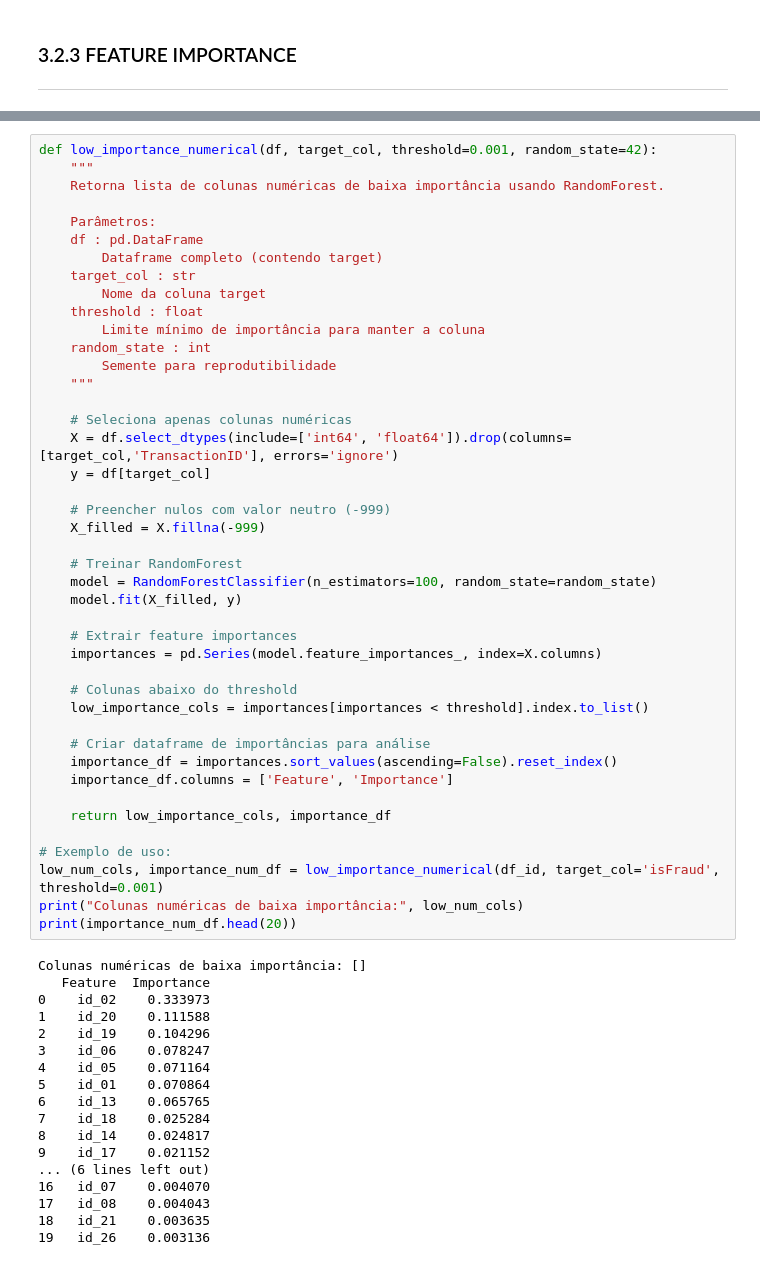
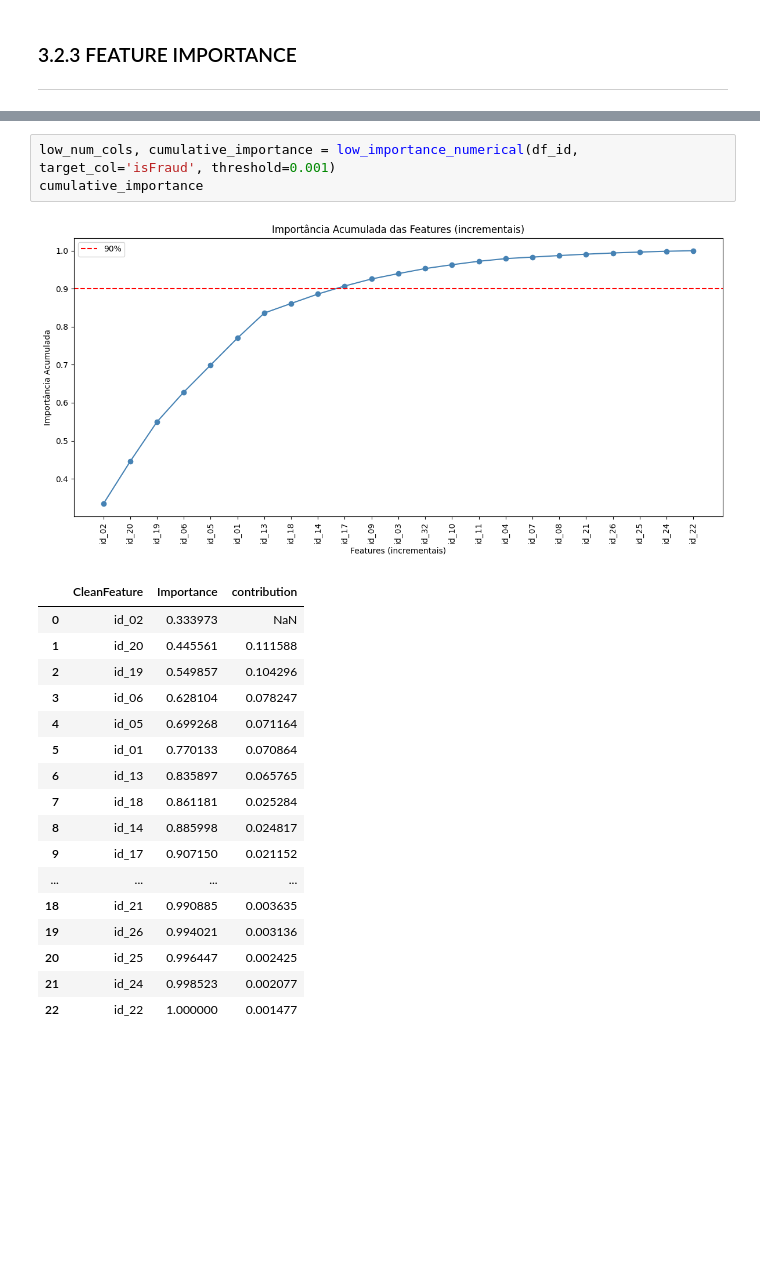
Before and after one commit to MatSchualtz/Anomaly_Detection_4BankFraud, a Jupyter notebook: notebooks/01_exploration.ipynb, the cells around one changed output, grey strips where cells are left out. Drawn from its saved outputs; the diff is of its cells as text; blank space fills up the shorter version.

Commit message:
Atualizacao Drop Columns

```diff
--- a/notebooks/01_exploration.ipynb
+++ b/notebooks/01_exploration.ipynb
@@ -156,61 +162,22 @@ AttributeError: 'DataFrame' object has no attribute 'coluns'
 # %%
-def low_importance_numerical(df, target_col, threshold=0.001, random_state=42):
-    """
-    Retorna lista de colunas numéricas de baixa importância usando RandomForest.
-
-    Parâmetros:
-    df : pd.DataFrame
-        Dataframe completo (contendo target)
-    target_col : str
-        Nome da coluna target
-    threshold : float
-        Limite mínimo de importância para manter a coluna
-    random_state : int
-        Semente para reprodutibilidade
-    """
-
-    # Seleciona apenas colunas numéricas
-    X = df.select_dtypes(include=['int64', 'float64']).drop(columns=[target_col,'TransactionID'], errors='ignore')
-    y = df[target_col]
-
-    # Preencher nulos com valor neutro (-999)
-    X_filled = X.fillna(-999)
-
-    # Treinar RandomForest
-    model = RandomForestClassifier(n_estimators=100, random_state=random_state)
-    model.fit(X_filled, y)
-
-    # Extrair feature importances
-    importances = pd.Series(model.feature_importances_, index=X.columns)
-
-    # Colunas abaixo do threshold
-    low_importance_cols = importances[importances < threshold].index.to_list()
-
-    # Criar dataframe de importâncias para análise
-    importance_df = importances.sort_values(ascending=False).reset_index()
-    importance_df.columns = ['Feature', 'Importance']
-
-    return low_importance_cols, importance_df
-
-# Exemplo de uso:
-low_num_cols, importance_num_df = low_importance_numerical(df_id, target_col='isFraud', threshold=0.001)
-print("Colunas numéricas de baixa importância:", low_num_cols)
-print(importance_num_df.head(20))
+low_num_cols, cumulative_importance = low_importance_numerical(df_id, target_col='isFraud', threshold=0.001)
+cumulative_importance
 # %% [output]
-Colunas numéricas de baixa importância: []
-   Feature  Importance
-0    id_02    0.333973
-1    id_20    0.111588
-2    id_19    0.104296
-3    id_06    0.078247
-4    id_05    0.071164
-5    id_01    0.070864
-6    id_13    0.065765
-7    id_18    0.025284
-8    id_14    0.024817
-9    id_17    0.021152
-... (6 lines left out)
-16   id_07    0.004070
-17   id_08    0.004043
-18   id_21    0.003635
-19   id_26    0.003136
+[figure, added]
+|  | CleanFeature | Importance | contribution |
+| 0 | id_02 | 0.333973 | NaN |
+| 1 | id_20 | 0.445561 | 0.111588 |
+| 2 | id_19 | 0.549857 | 0.104296 |
+| 3 | id_06 | 0.628104 | 0.078247 |
+| 4 | id_05 | 0.699268 | 0.071164 |
+| 5 | id_01 | 0.770133 | 0.070864 |
+| 6 | id_13 | 0.835897 | 0.065765 |
+| 7 | id_18 | 0.861181 | 0.025284 |
+| 8 | id_14 | 0.885998 | 0.024817 |
+| 9 | id_17 | 0.907150 | 0.021152 |
+| ... | ... | ... | ... |
+| 18 | id_21 | 0.990885 | 0.003635 |
+| 19 | id_26 | 0.994021 | 0.003136 |
+| 20 | id_25 | 0.996447 | 0.002425 |
+| 21 | id_24 | 0.998523 | 0.002077 |
+| 22 | id_22 | 1.000000 | 0.001477 |
```
Also changed, not shown: parts of 17 cells of this notebook.
